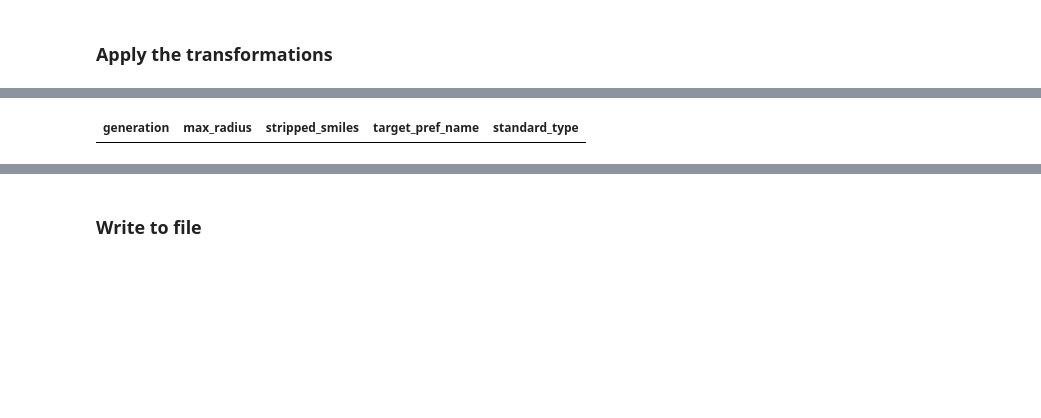
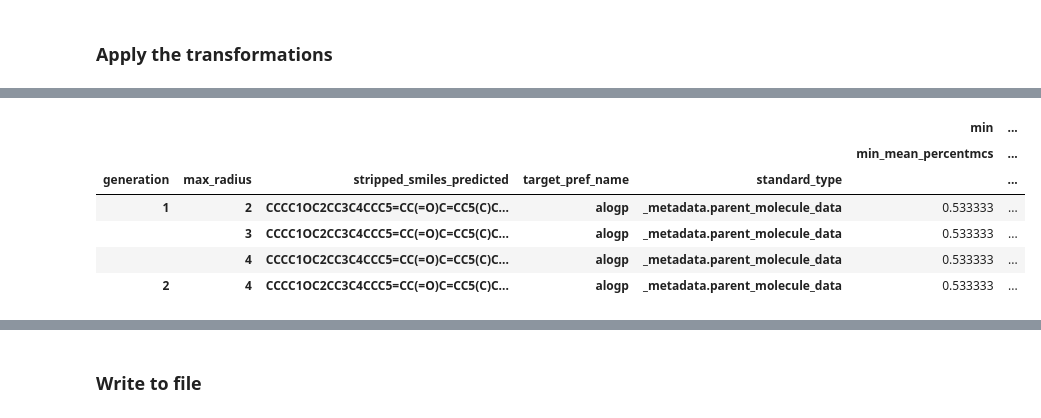
Before and after one commit to warner121/wizepair2, a Jupyter notebook: notebooks/nr3c1/nr3c1_agonists_part4.ipynb, the cells around one changed output, grey strips where cells are left out. Cells and saved outputs as stored; diff of their text form; code cells hidden in the pictures; blank space fills up the shorter version.

```diff
--- a/notebooks/nr3c1/nr3c1_agonists_part4.ipynb
+++ b/notebooks/nr3c1/nr3c1_agonists_part4.ipynb
@@ -33,4 +30,4 @@ df = df[df.stripped_smiles=='C[C@]12C[C@H](O)[C@H]3[C@@H](CCC4=CC(=O)CC[C@@]43C)
 # %% [markdown]
 ### Merge on assay identifier to enumerate all seed molecule / transformation pairs
 # %%
-#df = df[pd.notna(df.pchembl_value)]
+df = df[pd.notna(df.pchembl_value)]
@@ -96,7 +77,7 @@ def enumerate_recursive(df: pd.DataFrame(), df_trans: pd.DataFrame(), generation
 
         # filter columns
         df_product = df_product[['generation', 'last_smiles', 'min_pchembl_value', 'min_mean_percentmcs', 'max_radius',
-                                 'stripped_smiles', 'target_pref_name', 'standard_type', 'pchembl_value']]
+                                 'stripped_smiles', 'target_pref_name', 'standard_type', 'pchembl_value', 'achiral_smiles']]
 
         # filter rows
         df_product.drop_duplicates(inplace=True)
@@ -106,7 +87,7 @@ def enumerate_recursive(df: pd.DataFrame(), df_trans: pd.DataFrame(), generation
         yield df_product
         yield from enumerate_recursive(df_product, df_trans, generations, hits)
 # %%
-df_products = enumerate_recursive(df, df_trans, 2, df_holdout.achiral_smiles.unique())
+df_products = enumerate_recursive(df, df_trans, 4, df_holdout.achiral_smiles.unique())
 # %%
 df_products = pd.concat([x for x in df_products])
 # %% [output]
@@ -130,10 +119,16 @@ hit!
 # %%
-df_combined = df_holdout.merge(df_products, on=['stripped_smiles', 'target_pref_name', 'standard_type'], suffixes=['_actual', '_predicted'])
+df_combined = df_holdout.merge(df_products, on=['achiral_smiles', 'target_pref_name', 'standard_type'], suffixes=['_actual', '_predicted'])
 # %%
 pd.pivot_table(df_combined,
                values=['pchembl_value_actual', 'pchembl_value_predicted', 'min_mean_percentmcs'],
-               index=['generation', 'max_radius', 'stripped_smiles', 'target_pref_name', 'standard_type'],
+               index=['generation', 'max_radius', 'stripped_smiles_predicted', 'target_pref_name', 'standard_type'],
                aggfunc=['min', 'mean', 'max'])
 # %% [output]
-| generation | max_radius | stripped_smiles | target_pref_name | standard_type |
+|  |  |  |  |  | min | ... |
+|  |  |  |  |  | min_mean_percentmcs | ... |
+| generation | max_radius | stripped_smiles_predicted | target_pref_name | standard_type |  | ... |
+| 1 | 2 | CCCC1OC2CC3C4CCC5=CC(=O)C=CC5(C)C... | alogp | _metadata.parent_molecule_data | 0.533333 | ... |
+|  | 3 | CCCC1OC2CC3C4CCC5=CC(=O)C=CC5(C)C... | alogp | _metadata.parent_molecule_data | 0.533333 | ... |
+|  | 4 | CCCC1OC2CC3C4CCC5=CC(=O)C=CC5(C)C... | alogp | _metadata.parent_molecule_data | 0.533333 | ... |
+| 2 | 4 | CCCC1OC2CC3C4CCC5=CC(=O)C=CC5(C)C... | alogp | _metadata.parent_molecule_data | 0.533333 | ... |
 # %%
```
Also changed, not shown: parts of 5 cells of this notebook, 3 other files.
